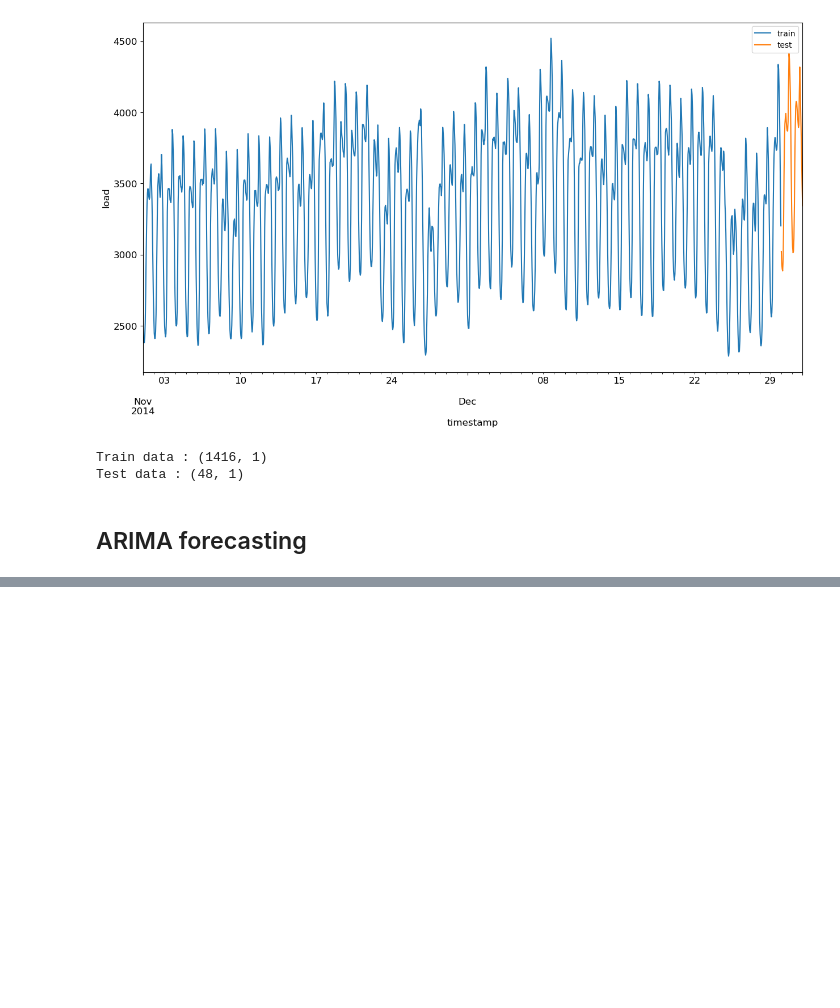
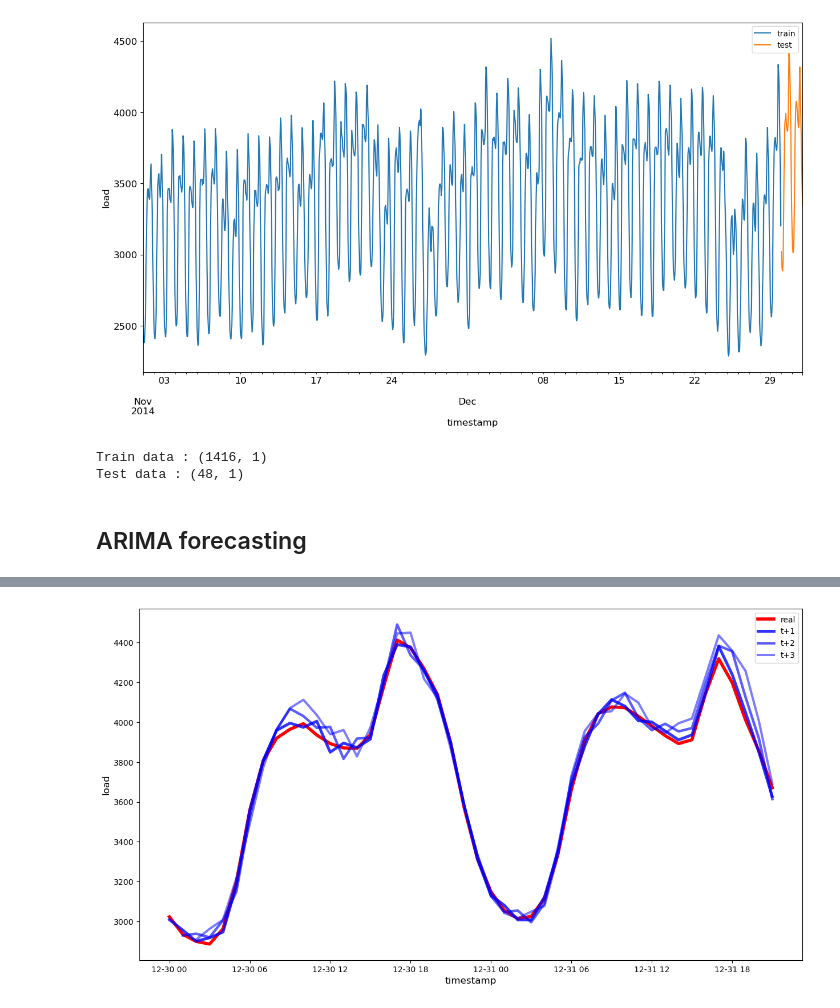
Before and after one commit to waddason/ML-For-Beginners, a Jupyter notebook: 7-TimeSeries/2-ARIMA/working/notebook.ipynb, the cells around one changed output, grey strips where cells are left out. Cells and saved outputs as stored; diff of their text form; code cells hidden in the pictures; blank space fills up the shorter version.

```diff
--- a/7-TimeSeries/2-ARIMA/working/notebook.ipynb
+++ b/7-TimeSeries/2-ARIMA/working/notebook.ipynb
@@ -265,0 +238,11 @@ At iterate    0    f=  5.94737D+00    |proj g|=  2.80359D-02
+# %%
+eval_df = pd.DataFrame(
+    predictions, columns=["t+" + str(t) for t in range(1, HORIZON + 1)]
+)
+eval_df["timestamp"] = test.index[0 : len(test.index) - HORIZON + 1]
+eval_df = pd.melt(eval_df, id_vars="timestamp", value_name="prediction", var_name="h")
+eval_df["actual"] = np.array(np.transpose(test_ts)).ravel()
+eval_df[["prediction", "actual"]] = scaler.inverse_transform(
+    eval_df[["prediction", "actual"]]
+)
+eval_df.head()
@@ -265,0 +288,43 @@ At iterate    0    f=  5.94737D+00    |proj g|=  2.80359D-02
+# %%
+if HORIZON == 1:
+    ## Plotting single step forecast
+    eval_df.plot(
+        x="timestamp", y=["actual", "prediction"], style=["r", "b"], figsize=(15, 8)
+    )
+
+else:
+    ## Plotting multi step forecast
+    plot_df = eval_df[(eval_df.h == "t+1")][["timestamp", "actual"]]
+    for t in range(1, HORIZON + 1):
+        plot_df["t+" + str(t)] = eval_df[(eval_df.h == "t+" + str(t))][
+            "prediction"
+        ].values
+
+    fig, ax = plt.subplots(figsize=(15, 8))
+    ax.plot(
+        plot_df["timestamp"],
+        plot_df["actual"],
+        color="red",
+        linewidth=4.0,
+        label="real",
+    )
+
+    for t in range(1, HORIZON + 1):
+        x = plot_df["timestamp"][(t - 1) :]
+        y = plot_df["t+" + str(t)][0 : len(x)]
+        ax.plot(
+            x,
+            y,
+            color="blue",
+            linewidth=4 * math.pow(0.9, t),
+            alpha=math.pow(0.8, t),
+            label="t+" + str(t),
+        )
+
+    ax.legend(loc="best")
+
+plt.xlabel("timestamp", fontsize=12)
+plt.ylabel("load", fontsize=12)
+plt.show()
+# %% [output]
+[figure, added]
```
Also changed, not shown: parts of 15 cells of this notebook, 10 other files.
